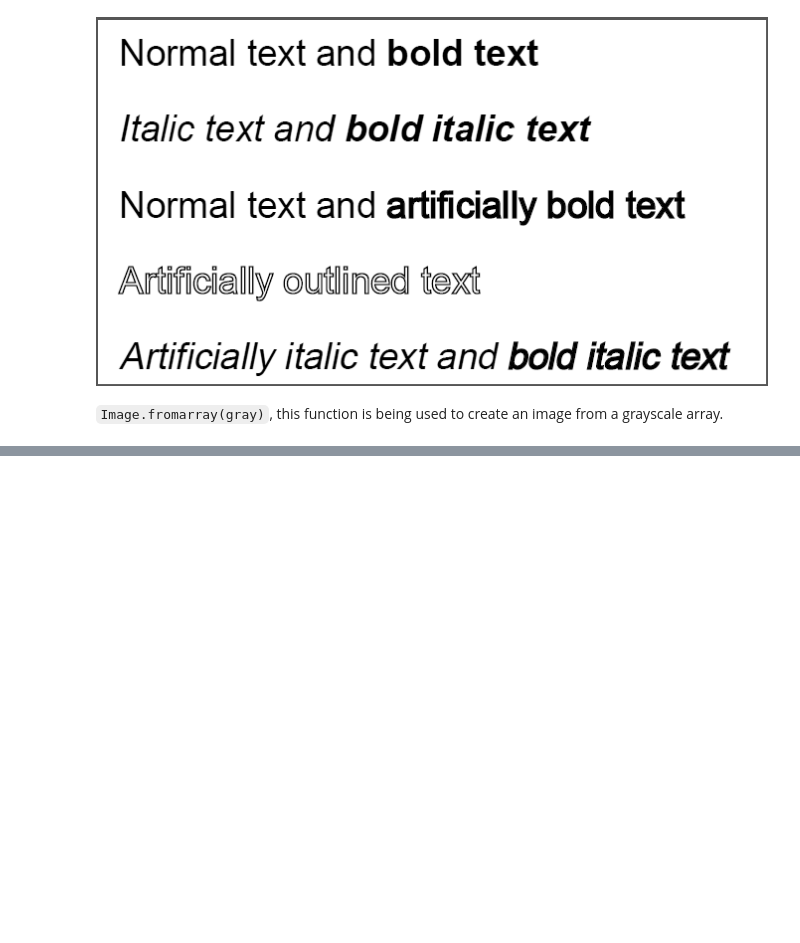
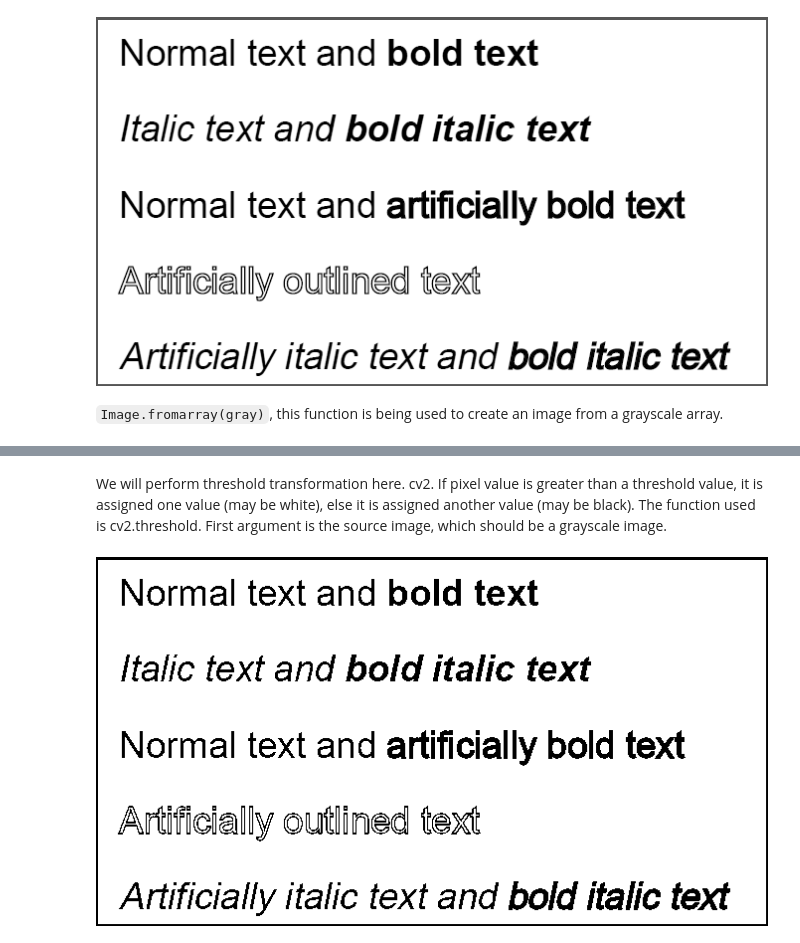
Before and after one commit to KiarashKiani79/Text-Extraction-From-Images-Application, a Jupyter notebook: text_extractor.ipynb, the cells around one changed output, grey strips where cells are left out. Cells and saved outputs as stored; diff of their text form; code cells hidden in the pictures; blank space fills up the shorter version.

```diff
--- a/text_extractor.ipynb
+++ b/text_extractor.ipynb
@@ -141,0 +150,9 @@ Image.fromarray(gray)
+# %% [markdown]
+We will perform threshold transformation here.
+cv2. If pixel value is greater than a threshold value, it is assigned one value (may be white), else it is assigned another value (may be black). The function used is cv2.threshold. First argument is the source image, which should be a grayscale image.
+# %%
+# Apply thresholding
+thresh = cv2.threshold(gray, 0, 255, cv2.THRESH_BINARY + cv2.THRESH_OTSU)[1]
+Image.fromarray(thresh)
+# %% [output]
+[figure, added]
```
Also changed, not shown: parts of 2 cells of this notebook.
